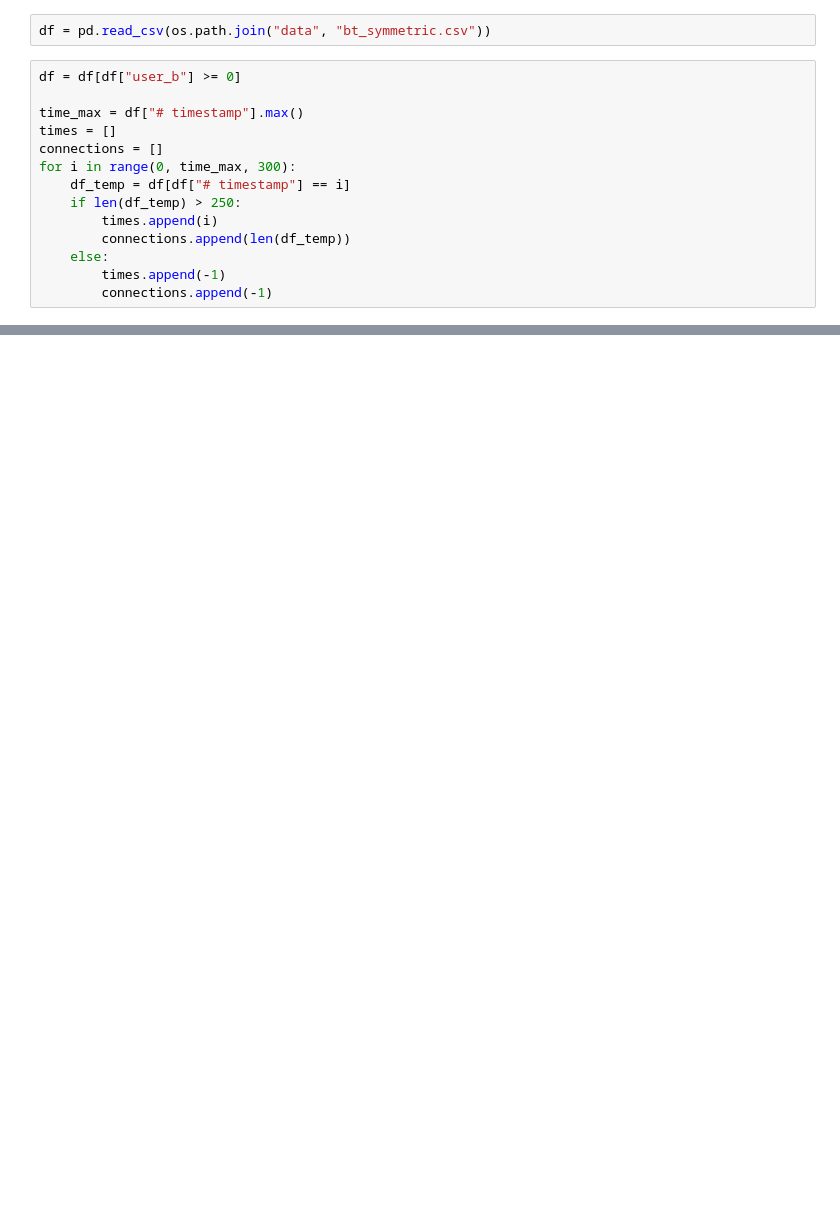
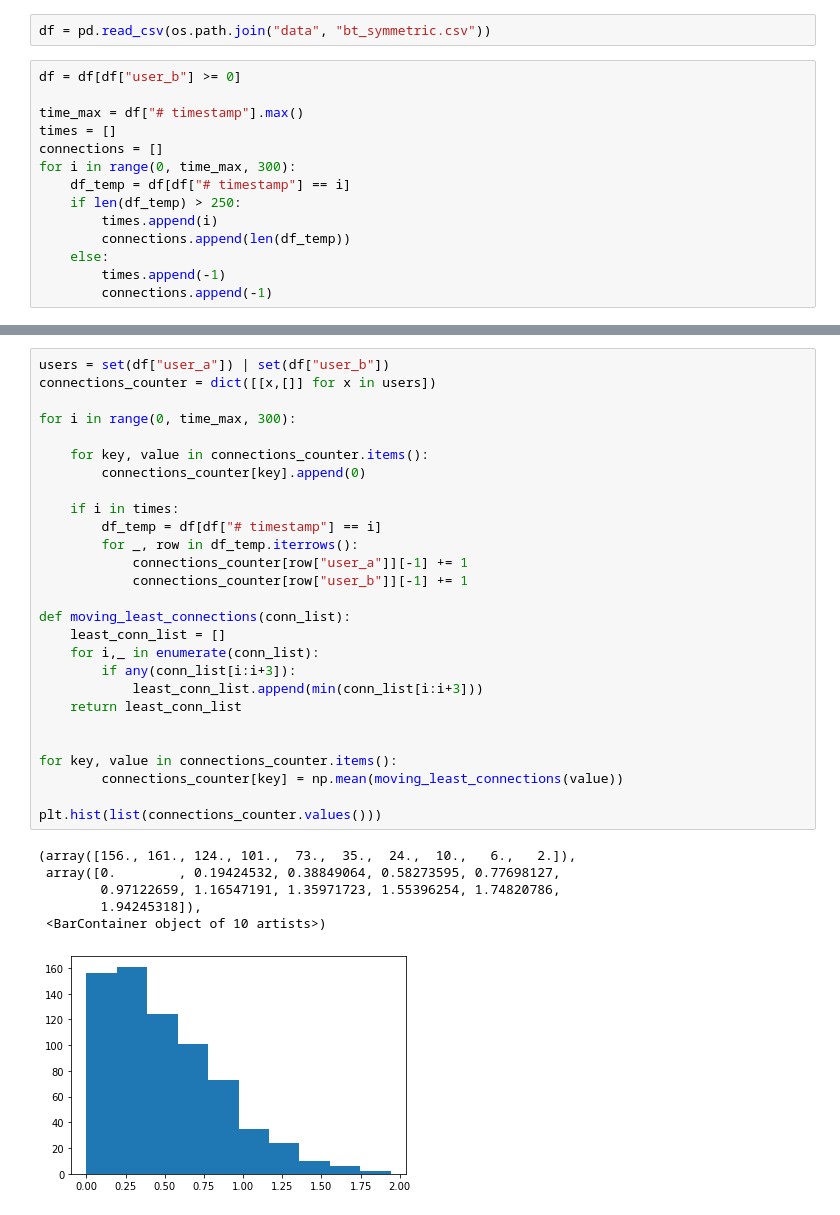
Before and after one commit to danielsson-maja/MAM-data-mining, a Jupyter notebook: projj.ipynb, the cells around one changed output, grey strips where cells are left out. Drawn from its saved outputs; the diff is of its cells as text; blank space fills up the shorter version.

```diff
--- a/projj.ipynb
+++ b/projj.ipynb
@@ -75,0 +120,34 @@ plt.hist(list(connections_counter.values()))
+# %%
+users = set(df["user_a"]) | set(df["user_b"])
+connections_counter = dict([[x,[]] for x in users])
+
+for i in range(0, time_max, 300):
+
+    for key, value in connections_counter.items():
+        connections_counter[key].append(0)
+
+    if i in times:
+        df_temp = df[df["# timestamp"] == i]
+        for _, row in df_temp.iterrows():
+            connections_counter[row["user_a"]][-1] += 1
+            connections_counter[row["user_b"]][-1] += 1
+
+def moving_least_connections(conn_list):
+    least_conn_list = []
+    for i,_ in enumerate(conn_list):
+        if any(conn_list[i:i+3]):
+            least_conn_list.append(min(conn_list[i:i+3]))
+    return least_conn_list
+
+
+for key, value in connections_counter.items():
+        connections_counter[key] = np.mean(moving_least_connections(value))
+
+plt.hist(list(connections_counter.values()))
+# %% [output]
+(array([156., 161., 124., 101.,  73.,  35.,  24.,  10.,   6.,   2.]),
+ array([0.        , 0.19424532, 0.38849064, 0.58273595, 0.77698127,
+        0.97122659, 1.16547191, 1.35971723, 1.55396254, 1.74820786,
+        1.94245318]),
+ <BarContainer object of 10 artists>)
+[figure, added]
```
Also changed, not shown: parts of 4 cells of this notebook.
